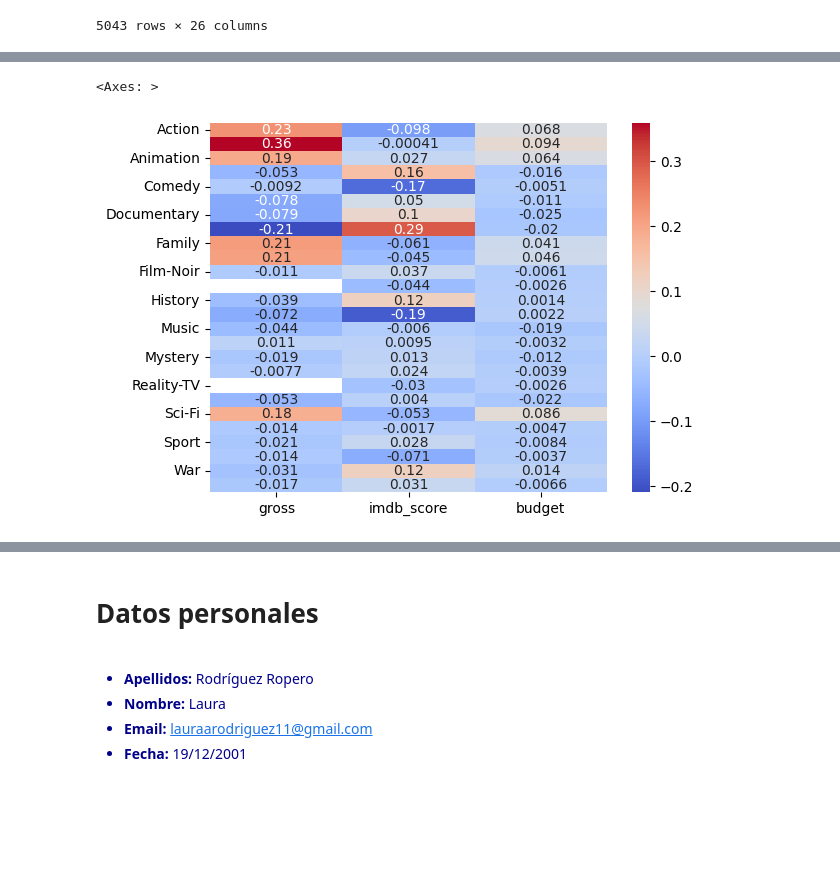
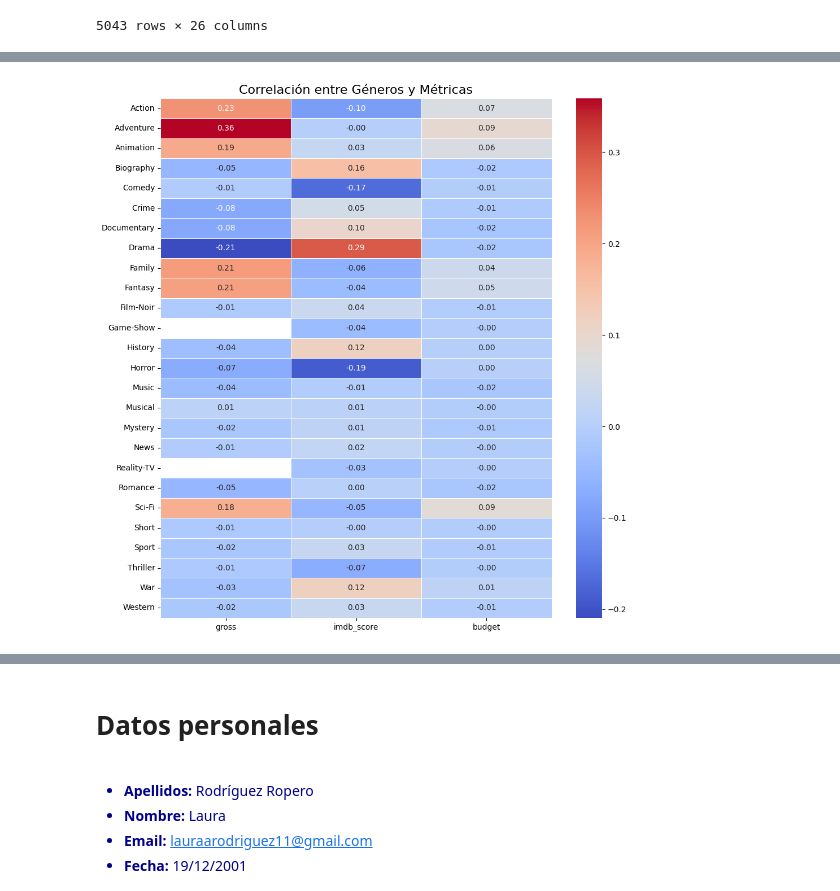
Before and after one commit to lauraarodriguez11/master_ucm, a Jupyter notebook: trabajos/4/movies_02.ipynb, the cells around one changed output, grey strips where cells are left out. Cells and saved outputs as stored; diff of their text form; code cells hidden in the pictures; blank space fills up the shorter version.

```diff
--- a/trabajos/4/movies_02.ipynb
+++ b/trabajos/4/movies_02.ipynb
@@ -1578,6 +1496,10 @@ plt.show()
 # %%
 genre_correlation = pd.concat([genres_binary, selected_data[['gross', 'imdb_score', 'budget']]], axis=1).corr()
-sns.heatmap(genre_correlation.loc[genres_binary.columns, ['gross', 'imdb_score', 'budget']], annot=True, cmap="coolwarm")
+plt.figure(figsize=(10, 10))
+sns.heatmap(genre_correlation.loc[genres_binary.columns, ['gross', 'imdb_score', 'budget']], annot=True, cmap="coolwarm", linewidths=0.5, fmt=".2f" )
+plt.title("Correlación entre Géneros y Métricas", fontsize=16)
+plt.yticks(rotation=0)
+plt.tight_layout()
+plt.show()
 # %% [output]
-<Axes: >
-[figure, old version]
+[figure, new version]
```
Also changed, not shown: parts of 15 cells of this notebook.
